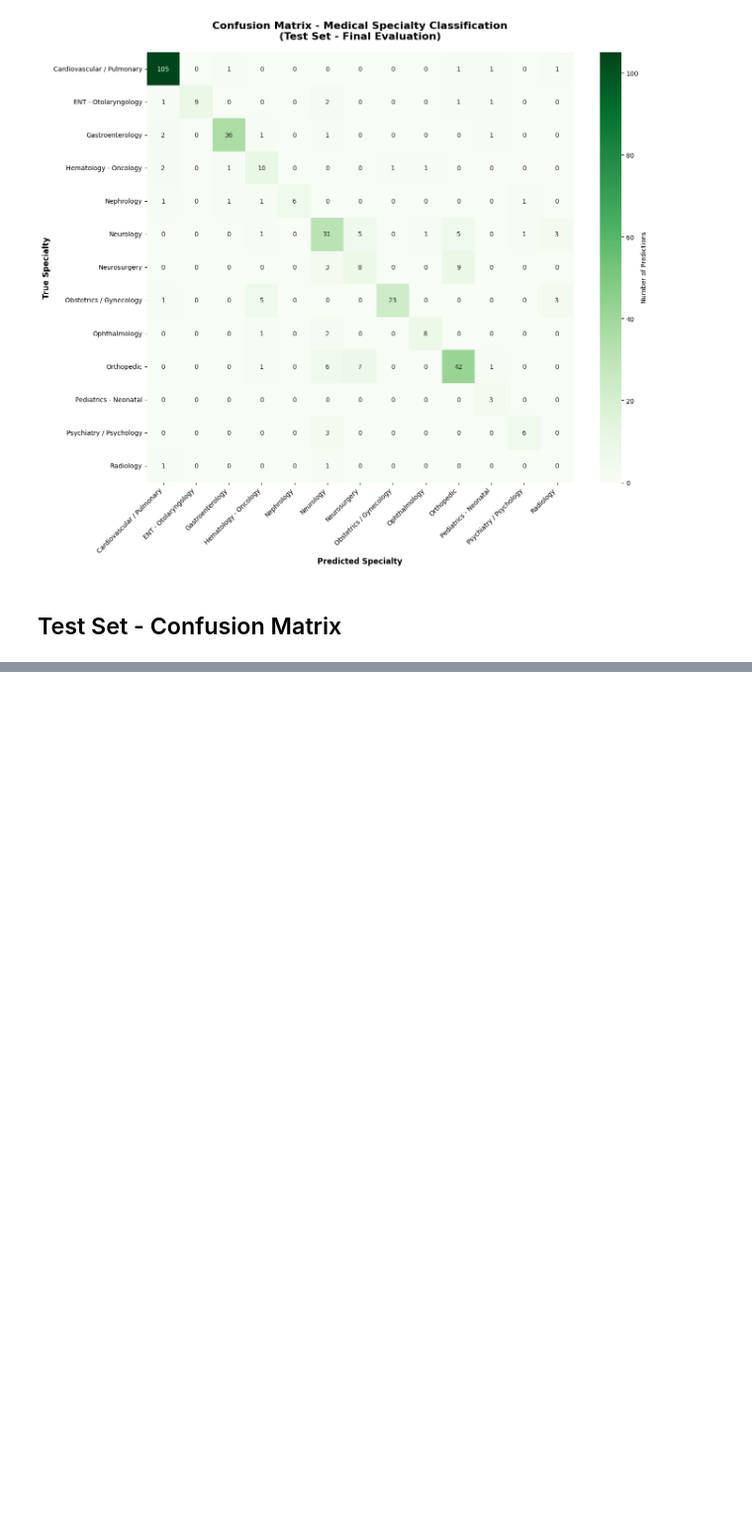
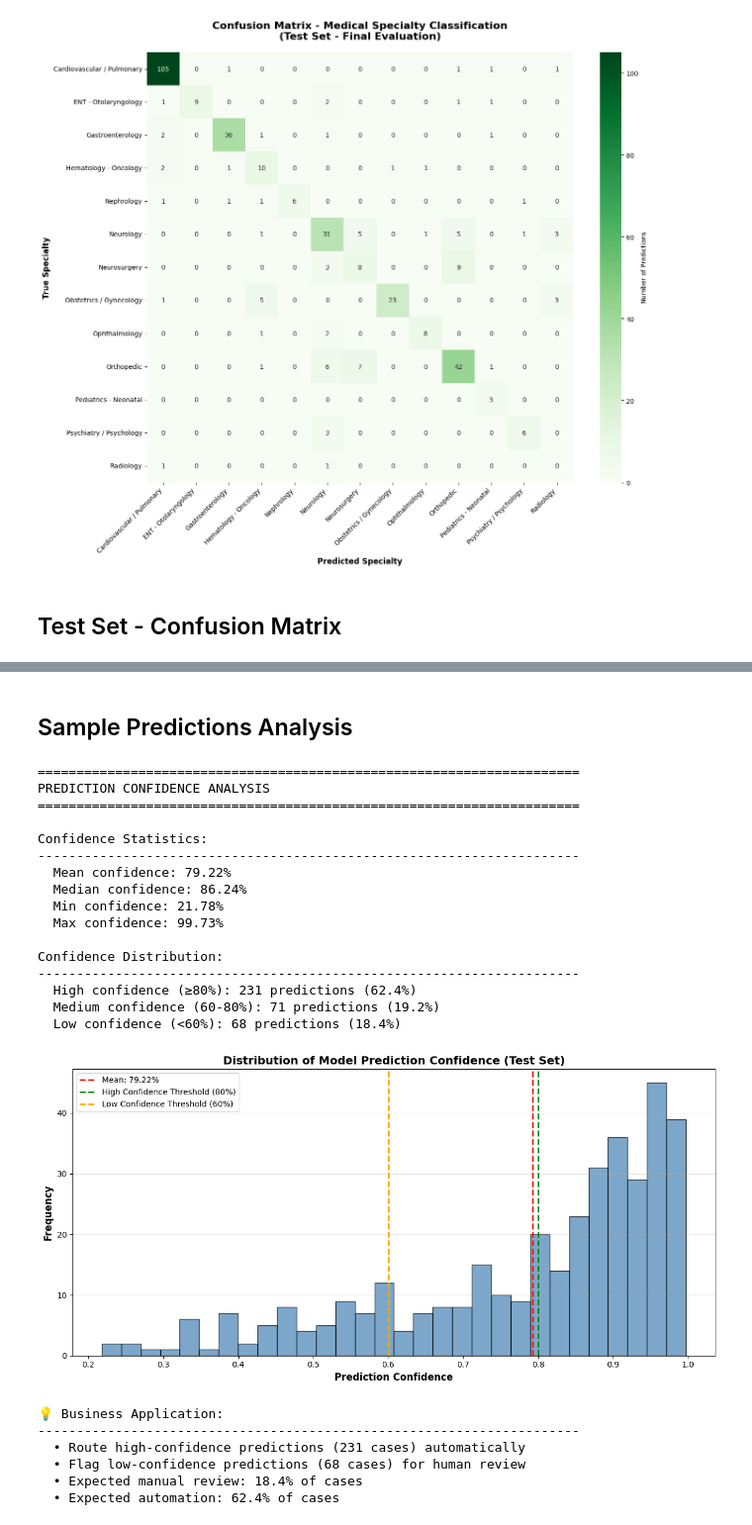
Before and after one commit to DasunNirmal/medical-ml-final-project, a Jupyter notebook: notebooks/2_classification_modeling.ipynb, the cells around one changed output, grey strips where cells are left out. Shown at 99% size. Saved outputs shown, nothing was run; the diff lists cells and outputs as text; code cells hidden in the pictures; blank space fills up the shorter version.

```diff
--- a/notebooks/2_classification_modeling.ipynb
+++ b/notebooks/2_classification_modeling.ipynb
@@ -892,0 +1142,78 @@ Final check on model performance -->
+# %% [markdown]
+## Sample Predictions Analysis
+<!-- Purpose: Show actual examples of model predictions
+Makes the model's behavior concrete and understandable -->
+# %%
+print("\n" + "="*70)
+print("PREDICTION CONFIDENCE ANALYSIS")
+print("="*70)
+
+# Get maximum probability for each prediction (confidence)
+test_confidences = y_test_proba.max(axis=1)
+
+print(f"\nConfidence Statistics:")
+print("-"*70)
+print(f"  Mean confidence: {test_confidences.mean():.2%}")
+print(f"  Median confidence: {np.median(test_confidences):.2%}")
+print(f"  Min confidence: {test_confidences.min():.2%}")
+print(f"  Max confidence: {test_confidences.max():.2%}")
+
+# Categorize predictions by confidence
+high_conf = (test_confidences >= 0.80).sum()
+medium_conf = ((test_confidences >= 0.60) & (test_confidences < 0.80)).sum()
+low_conf = (test_confidences < 0.60).sum()
+
+print(f"\nConfidence Distribution:")
+print("-"*70)
+print(f"  High confidence (≥80%): {high_conf} predictions ({high_conf/len(test_confidences)*100:.1f}%)")
+print(f"  Medium confidence (60-80%): {medium_conf} predictions ({medium_conf/len(test_confidences)*100:.1f}%)")
+print(f"  Low confidence (<60%): {low_conf} predictions ({low_conf/len(test_confidences)*100:.1f}%)")
+
+# Visualize confidence distribution
+plt.figure(figsize=(12, 6))
+plt.hist(test_confidences, bins=30, color='steelblue', alpha=0.7, edgecolor='black')
+plt.axvline(test_confidences.mean(), color='red', linestyle='--',
+           linewidth=2, label=f'Mean: {test_confidences.mean():.2%}')
+plt.axvline(0.80, color='green', linestyle='--',
+           linewidth=2, label='High Confidence Threshold (80%)')
+plt.axvline(0.60, color='orange', linestyle='--',
+           linewidth=2, label='Low Confidence Threshold (60%)')
+plt.xlabel('Prediction Confidence', fontsize=12, fontweight='bold')
+plt.ylabel('Frequency', fontsize=12, fontweight='bold')
+plt.title('Distribution of Model Prediction Confidence (Test Set)',
+         fontsize=14, fontweight='bold')
+plt.legend()
+plt.grid(axis='y', alpha=0.3)
+plt.tight_layout()
+plt.show()
+
+print("\n💡 Business Application:")
+print("-"*70)
+print(f"  • Route high-confidence predictions ({high_conf} cases) automatically")
+print(f"  • Flag low-confidence predictions ({low_conf} cases) for human review")
+print(f"  • Expected manual review: {low_conf/len(test_confidences)*100:.1f}% of cases")
+print(f"  • Expected automation: {high_conf/len(test_confidences)*100:.1f}% of cases")
+# %% [output]
+======================================================================
+PREDICTION CONFIDENCE ANALYSIS
+======================================================================
+
+Confidence Statistics:
+----------------------------------------------------------------------
+  Mean confidence: 79.22%
+  Median confidence: 86.24%
+  Min confidence: 21.78%
+  Max confidence: 99.73%
+
+Confidence Distribution:
+----------------------------------------------------------------------
+  High confidence (≥80%): 231 predictions (62.4%)
+  Medium confidence (60-80%): 71 predictions (19.2%)
+  Low confidence (<60%): 68 predictions (18.4%)
+[figure, added]
+💡 Business Application:
+----------------------------------------------------------------------
+  • Route high-confidence predictions (231 cases) automatically
+  • Flag low-confidence predictions (68 cases) for human review
+  • Expected manual review: 18.4% of cases
+  • Expected automation: 62.4% of cases
```
Also changed, not shown: parts of 12 cells of this notebook, 1 other file.
